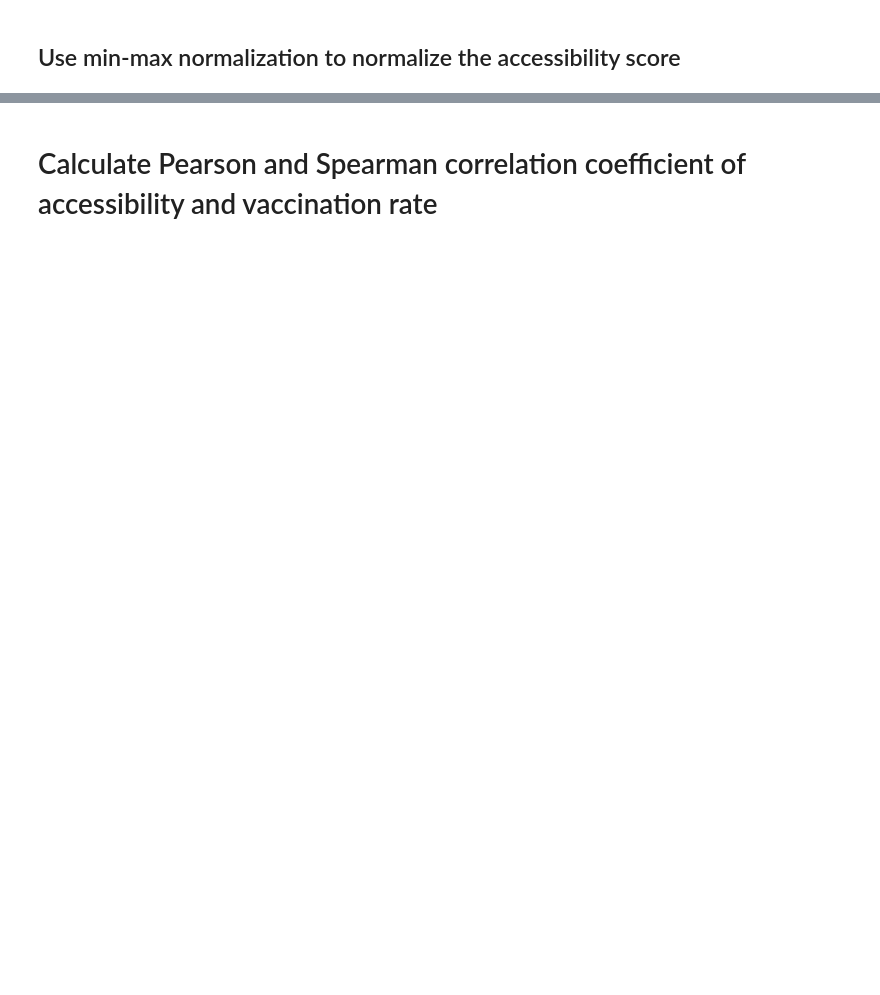
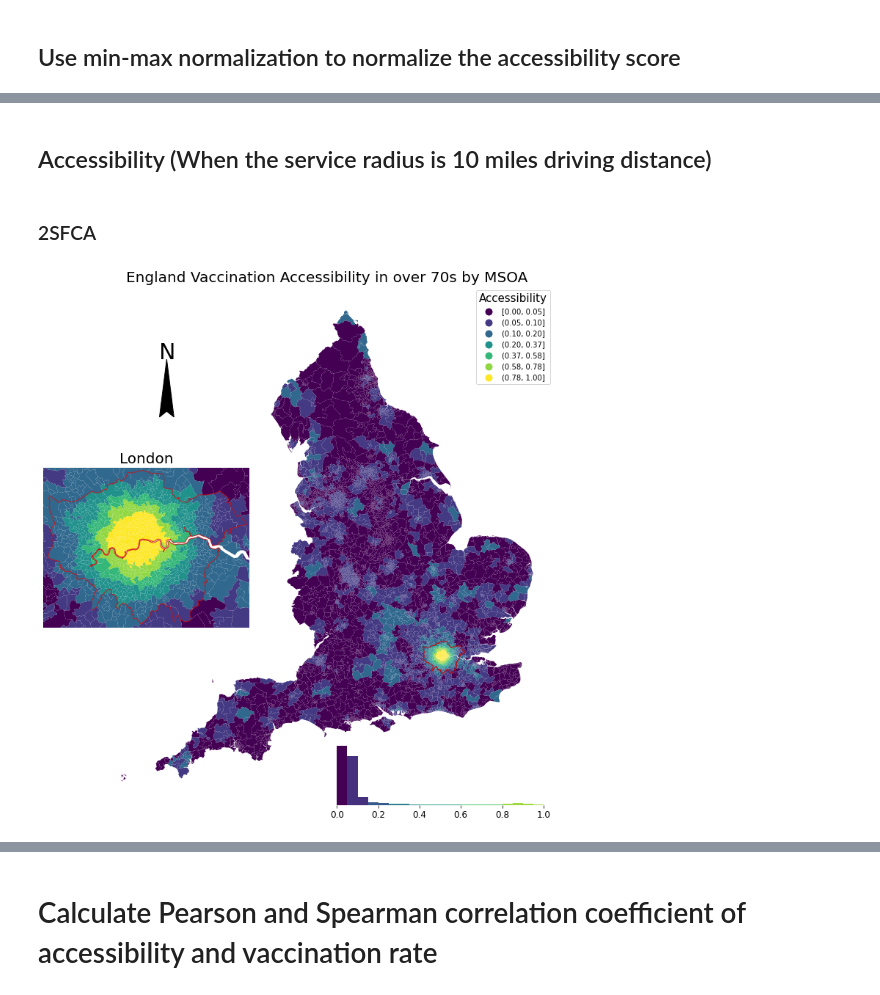
Before and after one commit to LingruFeng/dissertation, a Jupyter notebook: data_github/MSOA_test_70+.ipynb, the cells around one changed output, grey strips where cells are left out. Drawn from its saved outputs; the diff is of its cells as text; code cells hidden in the pictures; blank space fills up the shorter version.

```diff
--- a/data_github/MSOA_test_70+.ipynb
+++ b/data_github/MSOA_test_70+.ipynb
@@ -359,0 +395,33 @@ combo('2sfca_supply_value_normalized')
+# %%
+# for Vaccination accessibility (break) with London zooming in
+def access_break_1(column):
+    f,ax = plt.subplots(figsize=(13,13))
+    MSOA_fca.plot(ax=ax,column=column, edgecolor='None',
+              scheme='NaturalBreaks',k=7,legend=True)
+    inner.plot(edgecolor=(0.8, 0, 0,0.8), facecolor='none', linewidth=1, ax=ax)
+    ax.axis('off')
+    ax.set_title('England Vaccination Accessibility in over 70s by MSOA', fontdict={'fontsize':'20', 'fontweight':'3'})
+
+    ax.get_legend().set_title("Accessibility")
+    ax.get_legend().get_title().set_fontsize('15')
+
+    ax.text(x=140000, y=590000, s='N', fontsize=30)
+    ax.arrow(150000, 530000, 0, 60000, length_includes_head=True,
+          head_width=20000, head_length=80000, overhang=.1, facecolor='k')
+
+    ax2 = f.add_axes([0.1, 0.35, 0.3, 0.3])
+    MSOA_fca.plot(column=column,edgecolor='None', scheme='NaturalBreaks',k=7,legend=False,ax=ax2)
+    ax2.set_xlim([502300,562800])
+    ax2.set_ylim([154800,201800])
+    ax2.set_title('London', fontdict={'fontsize':'20', 'fontweight':'3'})
+    London_boundary.plot(edgecolor=(0.8, 0, 0,0.8), facecolor='none', linewidth=1, ax=ax2)
+    ax2.axis('off')
+
+    q = mc.NaturalBreaks(MSOA_fca[column], k=7)
+    legendgram(f, ax,
+                MSOA_fca[column], q.bins, bins=20,
+                pal=palmpl.Viridis_7,
+                legend_size=(0.5, 0.12),
+                loc='lower right',
+                #clip=(0,100),
+                frameon=False)
@@ -359,0 +466,8 @@ combo('2sfca_supply_value_normalized')
+# %% [markdown]
+## Accessibility (When the service radius is 10 miles driving distance)
+# %% [markdown]
+### 2SFCA
+# %%
+access_break_1('2sfca_normalized')
+# %% [output]
+[figure, added]
```
Also changed, not shown: parts of 89 cells of this notebook.
